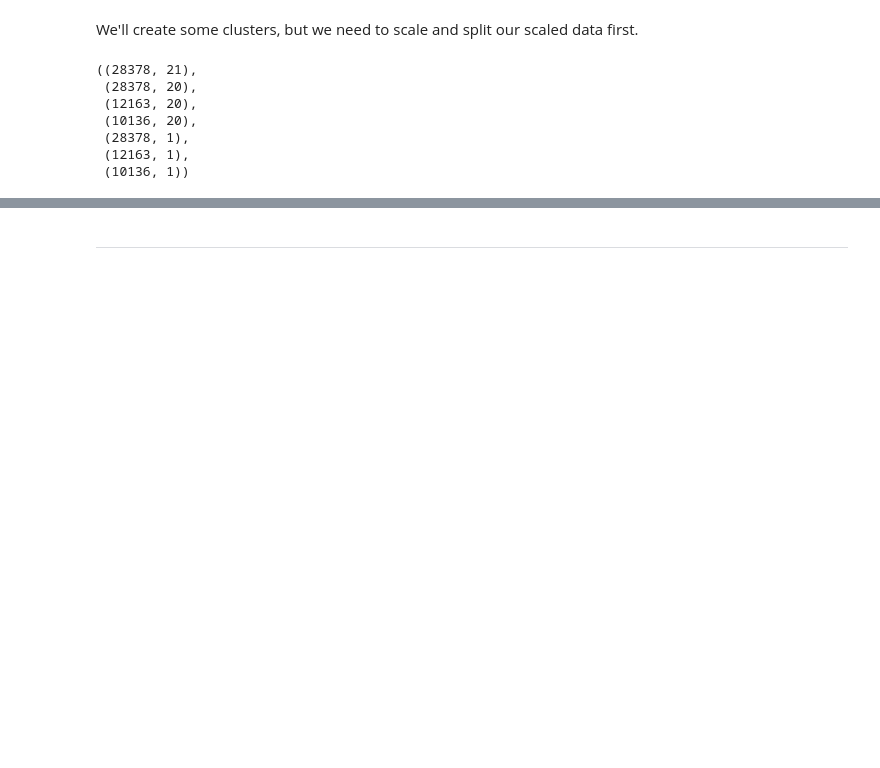
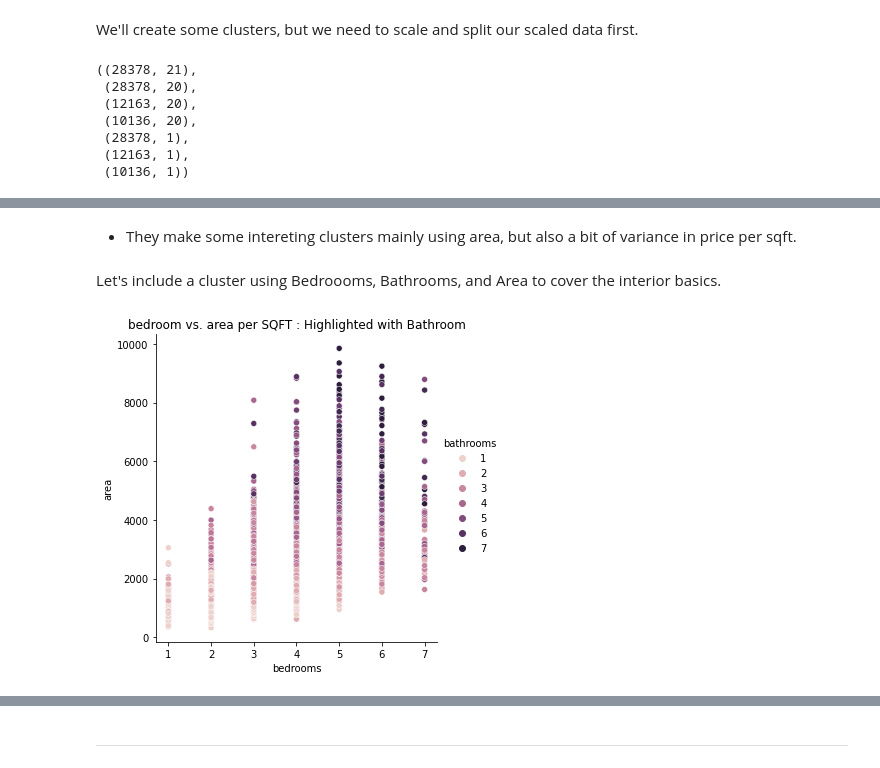
Before and after one commit to Lewis-Park-Bench/Cluster-Project, a Jupyter notebook: final_notebook.ipynb, the cells around one changed output, grey strips where cells are left out. Saved outputs shown, nothing was run; the diff lists cells and outputs as text; code cells hidden in the pictures; blank space fills up the shorter version.

```diff
--- a/final_notebook.ipynb
+++ b/final_notebook.ipynb
@@ -223,0 +235,13 @@ X_test_s['area_dollar_clusters'] = cluster(X_test_s, ['structure_dollar_per_sqft
+# %% [markdown]
+- They make some intereting clusters mainly using area, but also a bit of variance in price per sqft.
+# %% [markdown]
+Let's include a cluster using Bedroooms, Bathrooms, and Area to cover the interior basics.
+# %%
+sns.relplot(data=train,
+            x="bedrooms",
+            y="area",
+            hue = "bathrooms").set(
+                title="bedroom vs. area per SQFT : Highlighted with Bathroom")
+plt.show()
+# %% [output]
+[figure, added]
```
Also changed, not shown: parts of 21 cells of this notebook, 1 other file.
